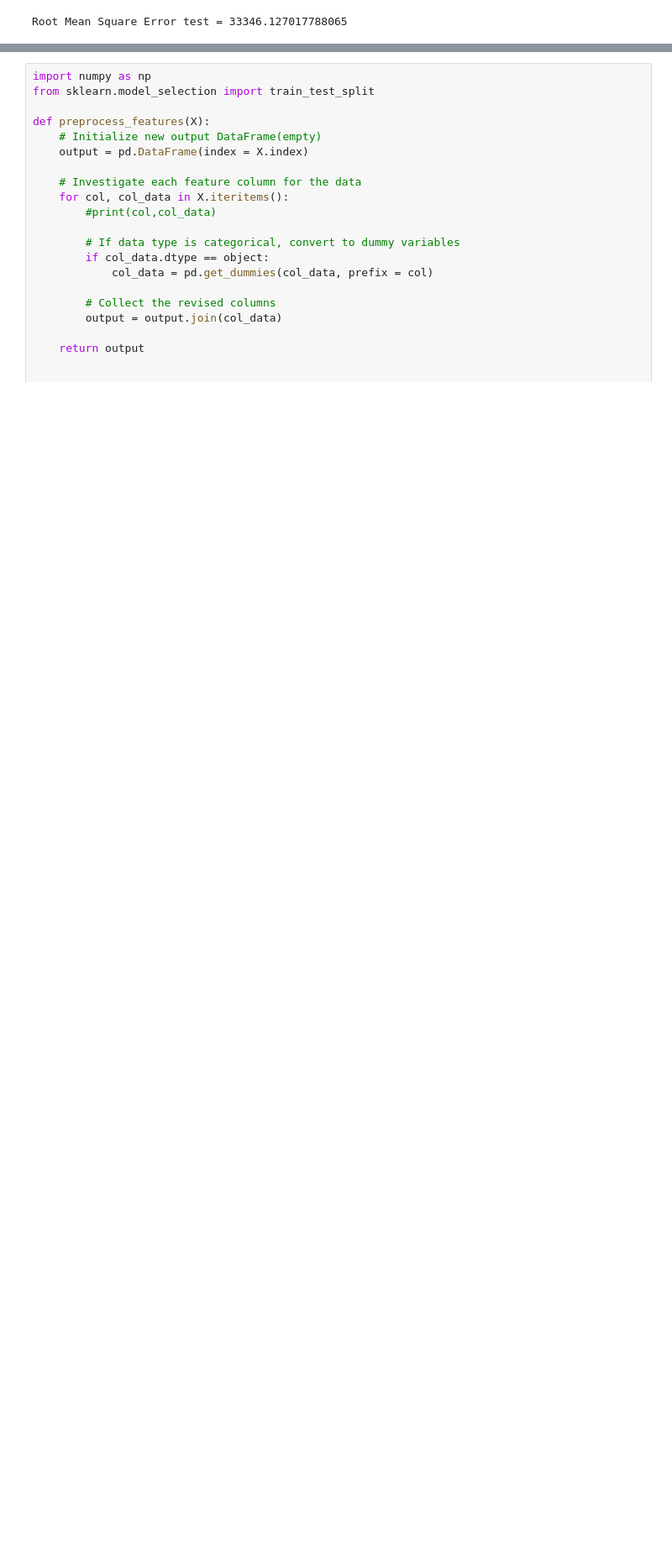
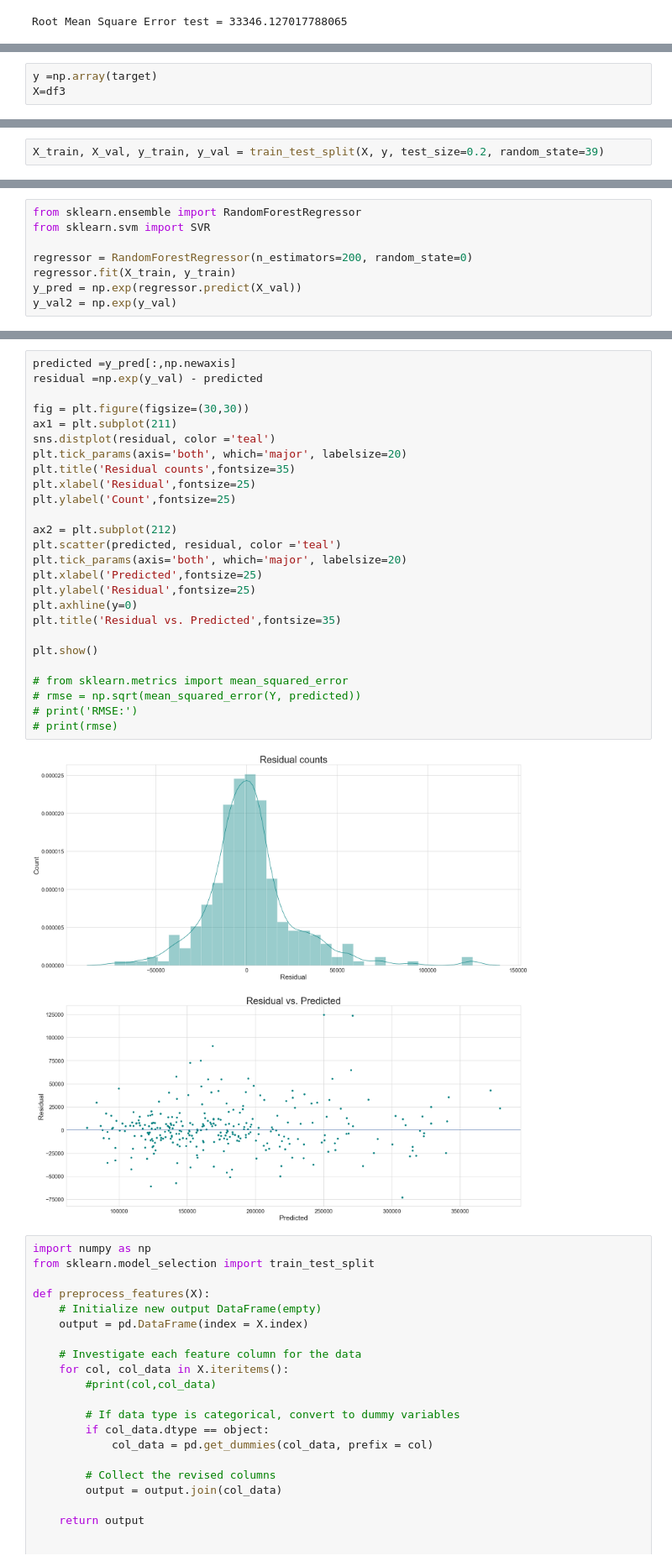
Before and after one commit to chibz3/Real_estate_investment, a Jupyter notebook: housing_prices.ipynb, the cells around one changed output, grey strips where cells are left out. Shown at 84% size. Cells and saved outputs as stored; diff of their text form; blank space fills up the shorter version.

Commit message:
add residual plot

```diff
--- a/housing_prices.ipynb
+++ b/housing_prices.ipynb
@@ -1252,0 +1240,3 @@ Root Mean Square Error test = 33346.127017788065
+# %%
+y =np.array(target)
+X=df3
@@ -1252,0 +1249,2 @@ Root Mean Square Error test = 33346.127017788065
+# %%
+X_train, X_val, y_train, y_val = train_test_split(X, y, test_size=0.2, random_state=39)
@@ -1252,0 +1253,8 @@ Root Mean Square Error test = 33346.127017788065
+# %%
+from sklearn.ensemble import RandomForestRegressor
+from sklearn.svm import SVR
+
+regressor = RandomForestRegressor(n_estimators=200, random_state=0)
+regressor.fit(X_train, y_train)
+y_pred = np.exp(regressor.predict(X_val))
+y_val2 = np.exp(y_val)
@@ -1253,3 +1285,31 @@ Root Mean Square Error test = 33346.127017788065
+# %%
+predicted =y_pred[:,np.newaxis]
+residual =np.exp(y_val) - predicted
+
+fig = plt.figure(figsize=(30,30))
+ax1 = plt.subplot(211)
+sns.distplot(residual, color ='teal')
+plt.tick_params(axis='both', which='major', labelsize=20)
+plt.title('Residual counts',fontsize=35)
+plt.xlabel('Residual',fontsize=25)
+plt.ylabel('Count',fontsize=25)
+
+ax2 = plt.subplot(212)
+plt.scatter(predicted, residual, color ='teal')
+plt.tick_params(axis='both', which='major', labelsize=20)
+plt.xlabel('Predicted',fontsize=25)
+plt.ylabel('Residual',fontsize=25)
+plt.axhline(y=0)
+plt.title('Residual vs. Predicted',fontsize=35)
+
+plt.show()
+
+# from sklearn.metrics import mean_squared_error
+# rmse = np.sqrt(mean_squared_error(Y, predicted))
+# print('RMSE:')
+# print(rmse)
+# %% [output]
+[figure, added]
 # %%
 import numpy as np
 from sklearn.model_selection import train_test_split
```
Also changed, not shown: parts of 16 cells of this notebook.
